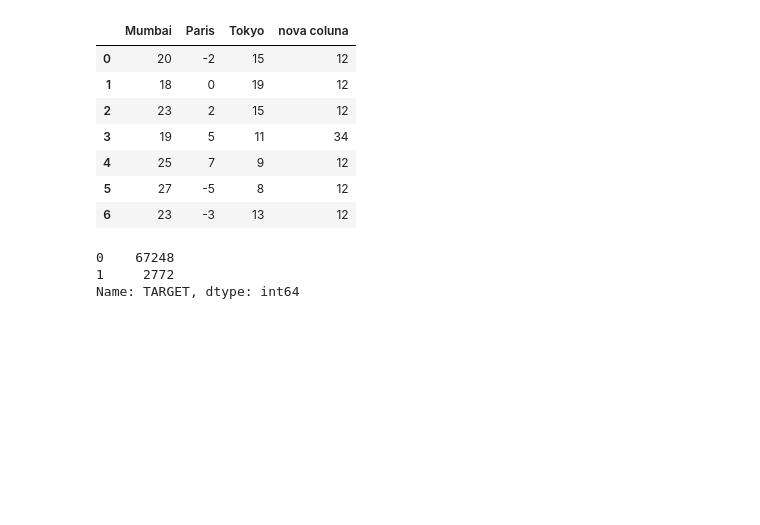
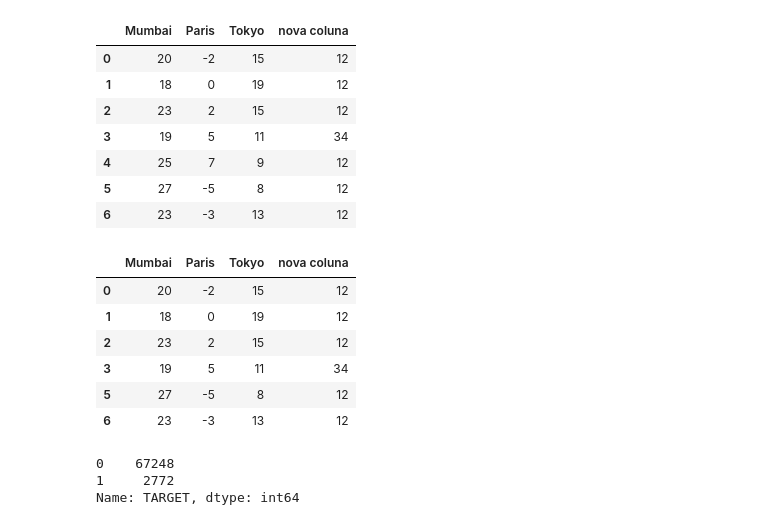
Before and after one commit to annanda/big_data_classifier, a Jupyter notebook: Big Data classifier.ipynb, the cells around one changed output. Cells and saved outputs as stored; diff of their text form; code cells hidden in the pictures; blank space fills up the shorter version.

Commit message:
novos testes, tentando eliminar exemplos

```diff
--- a/Big Data classifier.ipynb
+++ b/Big Data classifier.ipynb
@@ -356,6 +366,16 @@ exemplo
 | 4 | 25 | 7 | 9 | 12 |
 | 5 | 27 | -5 | 8 | 12 |
 | 6 | 23 | -3 | 13 | 12 |
+# %%
+exemplo.drop(exemplo.index[[4]])
+# %% [output]
+|  | Mumbai | Paris | Tokyo | nova coluna |
+| 0 | 20 | -2 | 15 | 12 |
+| 1 | 18 | 0 | 19 | 12 |
+| 2 | 23 | 2 | 15 | 12 |
+| 3 | 19 | 5 | 11 | 34 |
+| 5 | 27 | -5 | 8 | 12 |
+| 6 | 23 | -3 | 13 | 12 |
 # %%
 data['TARGET'].value_counts()
 # %% [output]
```
Also changed, not shown: parts of 26 cells of this notebook, 4 other files.
